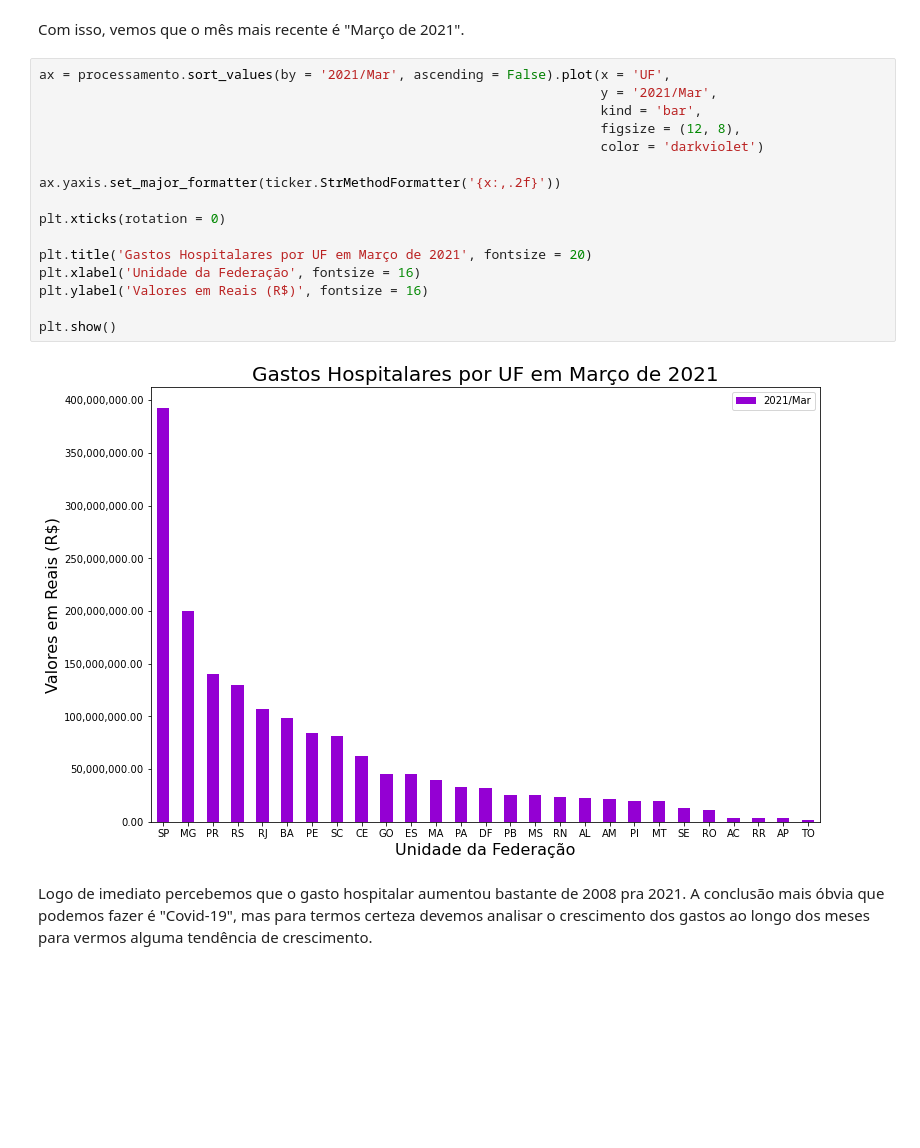
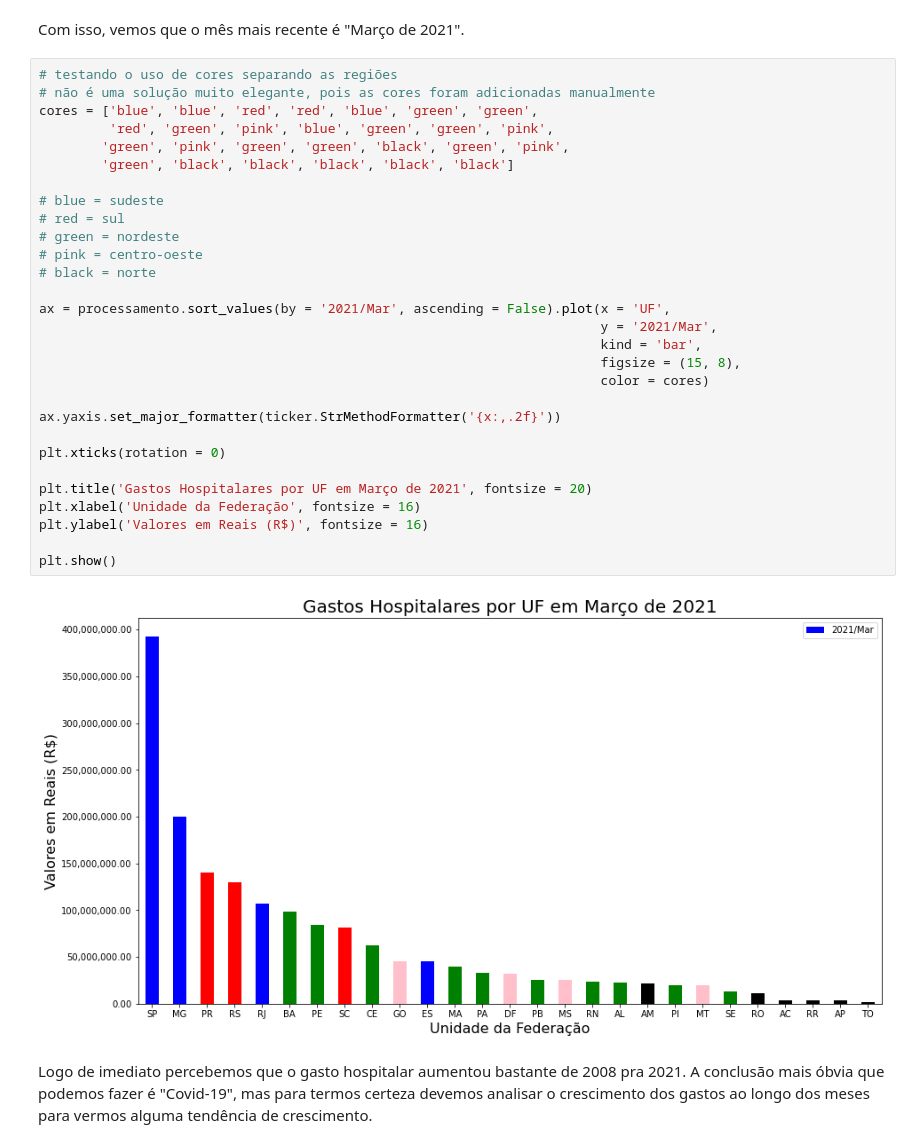
Before and after one commit to diascarolina/data-science-bootcamp, a Jupyter notebook: modulo1/aulas_desafios_modulo1.ipynb, the cells around one changed output. Cells and saved outputs as stored; diff of their text form; blank space fills up the shorter version.

```diff
--- a/modulo1/aulas_desafios_modulo1.ipynb
+++ b/modulo1/aulas_desafios_modulo1.ipynb
@@ -105,23 +105,36 @@ Index(['2021/Mar', 'Total', 'UF'], dtype='object')
 # %% [markdown]
 Com isso, vemos que o mês mais recente é "Março de 2021".
 # %%
+# testando o uso de cores separando as regiões
+# não é uma solução muito elegante, pois as cores foram adicionadas manualmente
+cores = ['blue', 'blue', 'red', 'red', 'blue', 'green', 'green',
+         'red', 'green', 'pink', 'blue', 'green', 'green', 'pink',
+        'green', 'pink', 'green', 'green', 'black', 'green', 'pink',
+        'green', 'black', 'black', 'black', 'black', 'black']
+
+# blue = sudeste
+# red = sul
+# green = nordeste
+# pink = centro-oeste
+# black = norte
+
 ax = processamento.sort_values(by = '2021/Mar', ascending = False).plot(x = 'UF',
                                                                         y = '2021/Mar',
                                                                         kind = 'bar',
-                                                                        figsize = (12, 8),
-                                                                        color = 'darkviolet')
+                                                                        figsize = (15, 8),
+                                                                        color = cores)
 
 ax.yaxis.set_major_formatter(ticker.StrMethodFormatter('{x:,.2f}'))
 
 plt.xticks(rotation = 0)
 
 plt.title('Gastos Hospitalares por UF em Março de 2021', fontsize = 20)
 plt.xlabel('Unidade da Federação', fontsize = 16)
 plt.ylabel('Valores em Reais (R$)', fontsize = 16)
 
 plt.show()
 # %% [output]
-[figure, old version]
+[figure, new version]
 # %% [markdown]
 Logo de imediato percebemos que o gasto hospitalar aumentou bastante de 2008 pra 2021. A conclusão mais óbvia que podemos fazer é "Covid-19", mas para termos certeza devemos analisar o crescimento dos gastos ao longo dos meses para vermos alguma tendência de crescimento.
 # %% [markdown]
```
Also changed, not shown: parts of 2 cells of this notebook, 1 other file.
